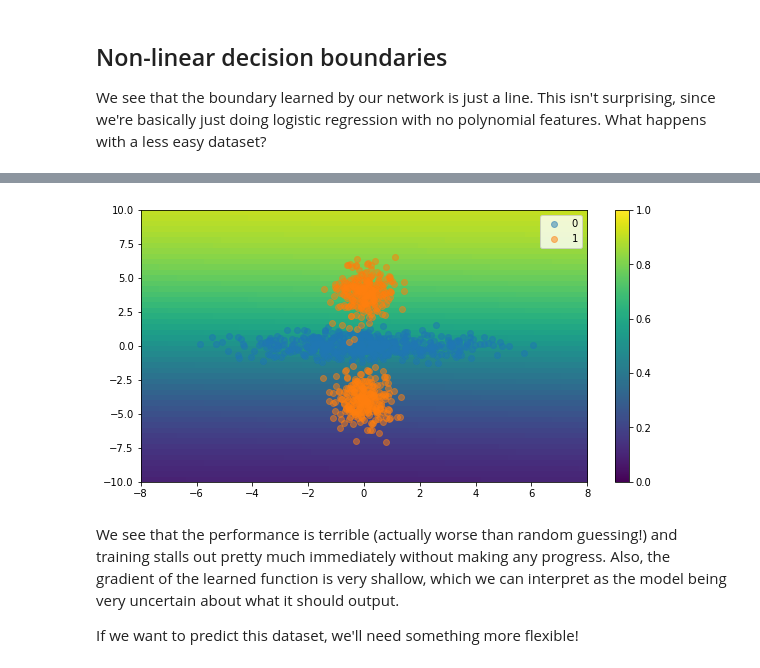
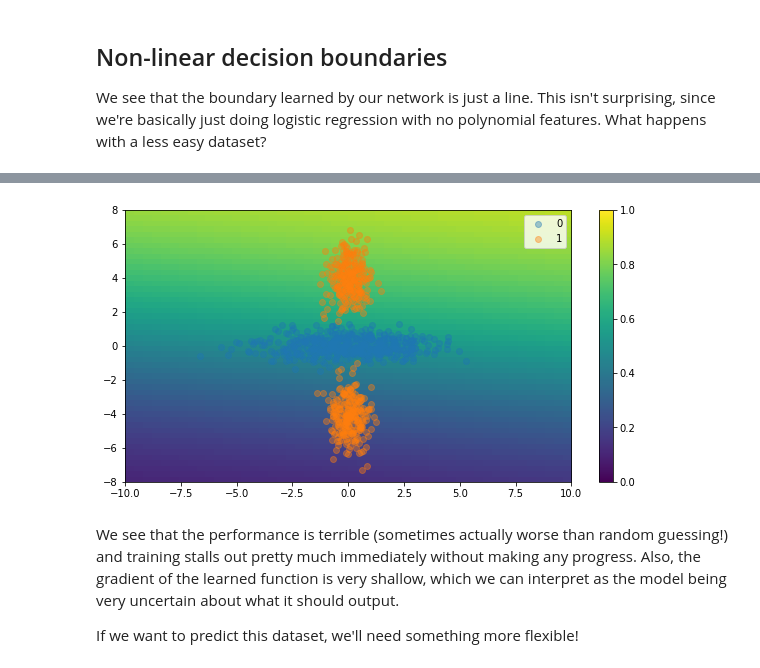
Before and after one commit to JohnPaton/numpy-neural-networks, a Jupyter notebook: 01-single-layer-perceptron.ipynb, the cells around one changed output, grey strips where cells are left out. Saved outputs shown, nothing was run; the diff lists cells and outputs as text; code cells hidden in the pictures.

```diff
--- a/01-single-layer-perceptron.ipynb
+++ b/01-single-layer-perceptron.ipynb
@@ -142,13 +151,13 @@ def train(X, yhat, n_epoch, alpha):
     costs = np.zeros(shape=(n_epoch,))
 
     # random nonzero initialization
-    w = np.random.normal(0.001, 0.001, size=(X.shape[1]+1,))  # +1 for the bias
+    w = np.random.normal(0, 0.01, size=(X.shape[1]+1,))  # +1 for the bias
 
     for epoch in range(n_epoch):
         for i, x in enumerate(X_withbias):
             y = forward(x, w)  # prediction for one sample
-            delta = backward2(x, y, yhat[i])  # step to take, yhat[i] to just get this sample
-            w = update(w, alpha, delta)  # update weights
+            step = backward2(x, y, yhat[i])  # step to take, yhat[i] to just get this sample
+            w = update(w, alpha, step)  # update weights
 
         # ### Some niceness to see our progress
         # Calculate total cost after epoch
@@ -162,7 +171,7 @@ def train(X, yhat, n_epoch, alpha):
 
     return w, costs
 # %%
-n_epoch = 100
+n_epoch = 250
 alpha = 0.001
 
 w, costs = train(X, yhat, n_epoch, alpha)
@@ -185,8 +200,8 @@ plt.plot(costs); plt.title('Mean cost per sample after each epoch');
 # %% [markdown]
 Since we're working in 2D, we can visualize the function learned by our simple network as a heatmap.
 # %%
-x1 = np.linspace(-6,5)
-x2 = np.linspace(-4,13)
+x1 = np.linspace(-6,6)
+x2 = np.linspace(-4,12)
 fun_map = np.empty((x1.size, x2.size))
 for n,i in enumerate(x1):
     for m,j in enumerate(x2):
@@ -251,20 +268,20 @@ plt.plot(costs); plt.title('Mean cost per sample after each epoch');
 # %%
-x1 = np.linspace(-8,8)
-x2 = np.linspace(-10,10)
+x1 = np.linspace(-10,10)
+x2 = np.linspace(-8,8)
 fun_map = np.empty((x1.size, x2.size))
 for n,i in enumerate(x1):
     for m,j in enumerate(x2):
         fun_map[m,n] = forward([1,i,j], w)
 # %%
 plt.figure(figsize=(10,5))
-plt.imshow(fun_map, extent=[x1.min(), x1.max(), x2.min(), x2.max()],
+plt.imshow(fun_map, extent=[x1.min(),x1.max(),x2.min(),x2.max()],
            vmin=0, vmax=1, aspect='auto')
 plt.colorbar()
-plt.scatter(*X0.T, alpha=0.5, label='0'); plt.scatter(*X1.T, alpha=0.5, label=1)
+plt.scatter(*X[yhat==0].T, label='0', alpha=0.4); plt.scatter(*X[yhat==1].T, label='1', alpha=0.4)
 plt.legend();
 # %% [output]
-[figure, old version]
+[figure, new version]
 # %% [markdown]
-We see that the performance is terrible (actually worse than random guessing!) and training stalls out pretty much immediately without making any progress. Also, the gradient of the learned function is very shallow, which we can interpret as the model being very uncertain about what it should output.
+We see that the performance is terrible (sometimes actually worse than random guessing!) and training stalls out pretty much immediately without making any progress. Also, the gradient of the learned function is very shallow, which we can interpret as the model being very uncertain about what it should output.
 
 If we want to predict this dataset, we'll need something more flexible!
```
Also changed, not shown: parts of 18 cells of this notebook, 2 other files.
